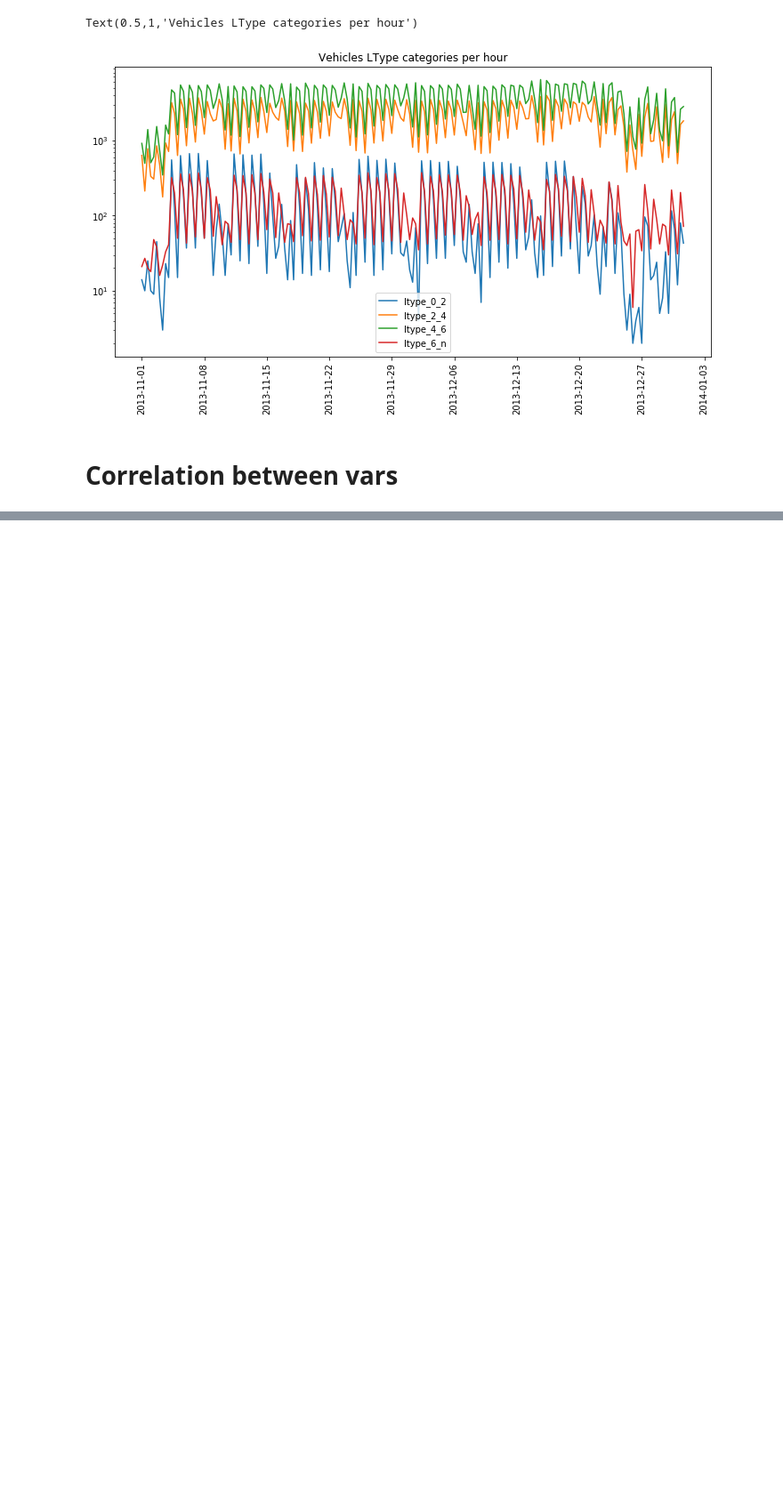
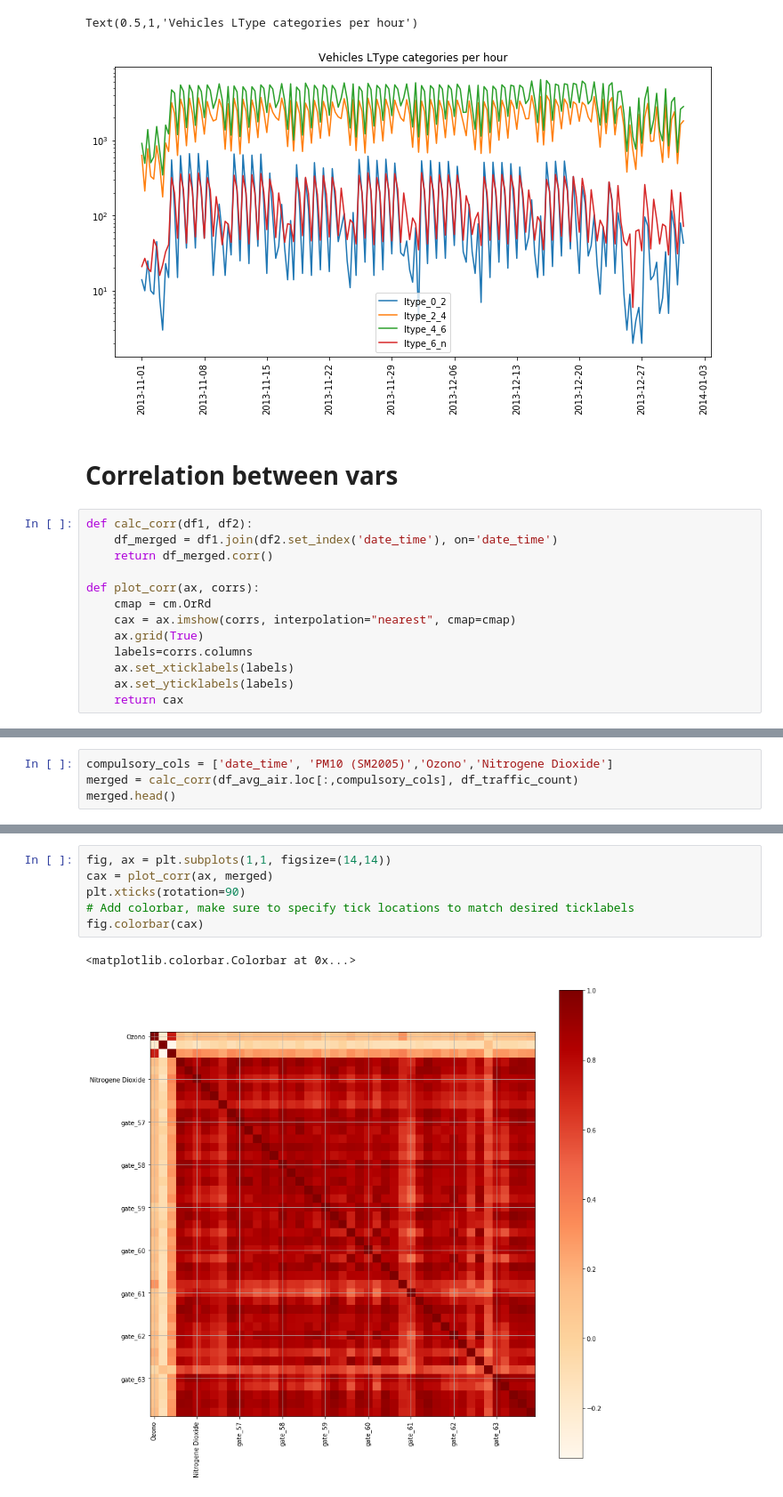
Before and after one commit to nickmancol/airquality-nickman, a Jupyter notebook: AirQuality.ipynb, the cells around one changed output, grey strips where cells are left out. Shown at 89% size. Saved outputs shown, nothing was run; the diff lists cells and outputs as text; blank space fills up the shorter version.

```diff
--- a/AirQuality.ipynb
+++ b/AirQuality.ipynb
@@ -450,3 +453,16 @@ Text(0.5,1,'Vehicles LType categories per hour')
 [figure]
 # %% [markdown]
 # Correlation between vars
+# %%
+def calc_corr(df1, df2):
+    df_merged = df1.join(df2.set_index('date_time'), on='date_time')
+    return df_merged.corr()
+
+def plot_corr(ax, corrs):
+    cmap = cm.OrRd
+    cax = ax.imshow(corrs, interpolation="nearest", cmap=cmap)
+    ax.grid(True)
+    labels=corrs.columns
+    ax.set_xticklabels(labels)
+    ax.set_yticklabels(labels)
+    return cax
@@ -452,0 +471,4 @@ Text(0.5,1,'Vehicles LType categories per hour')
+# %%
+compulsory_cols = ['date_time', 'PM10 (SM2005)','Ozono','Nitrogene Dioxide']
+merged = calc_corr(df_avg_air.loc[:,compulsory_cols], df_traffic_count)
+merged.head()
@@ -452,0 +483,9 @@ Text(0.5,1,'Vehicles LType categories per hour')
+# %%
+fig, ax = plt.subplots(1,1, figsize=(14,14))
+cax = plot_corr(ax, merged)
+plt.xticks(rotation=90)
+# Add colorbar, make sure to specify tick locations to match desired ticklabels
+fig.colorbar(cax)
+# %% [output]
+<matplotlib.colorbar.Colorbar at 0x...>
+[figure, added]
```
Also changed, not shown: parts of 3 cells of this notebook.
